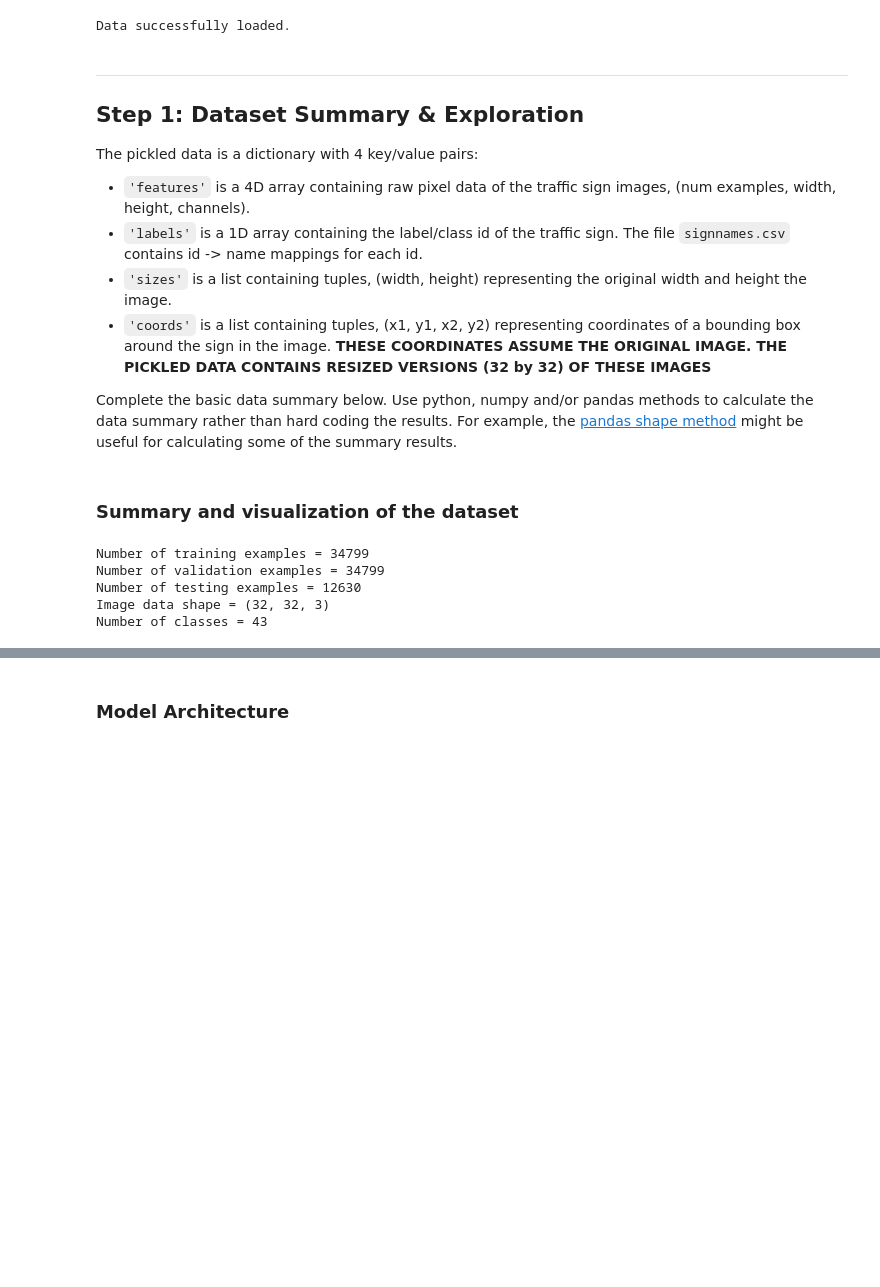
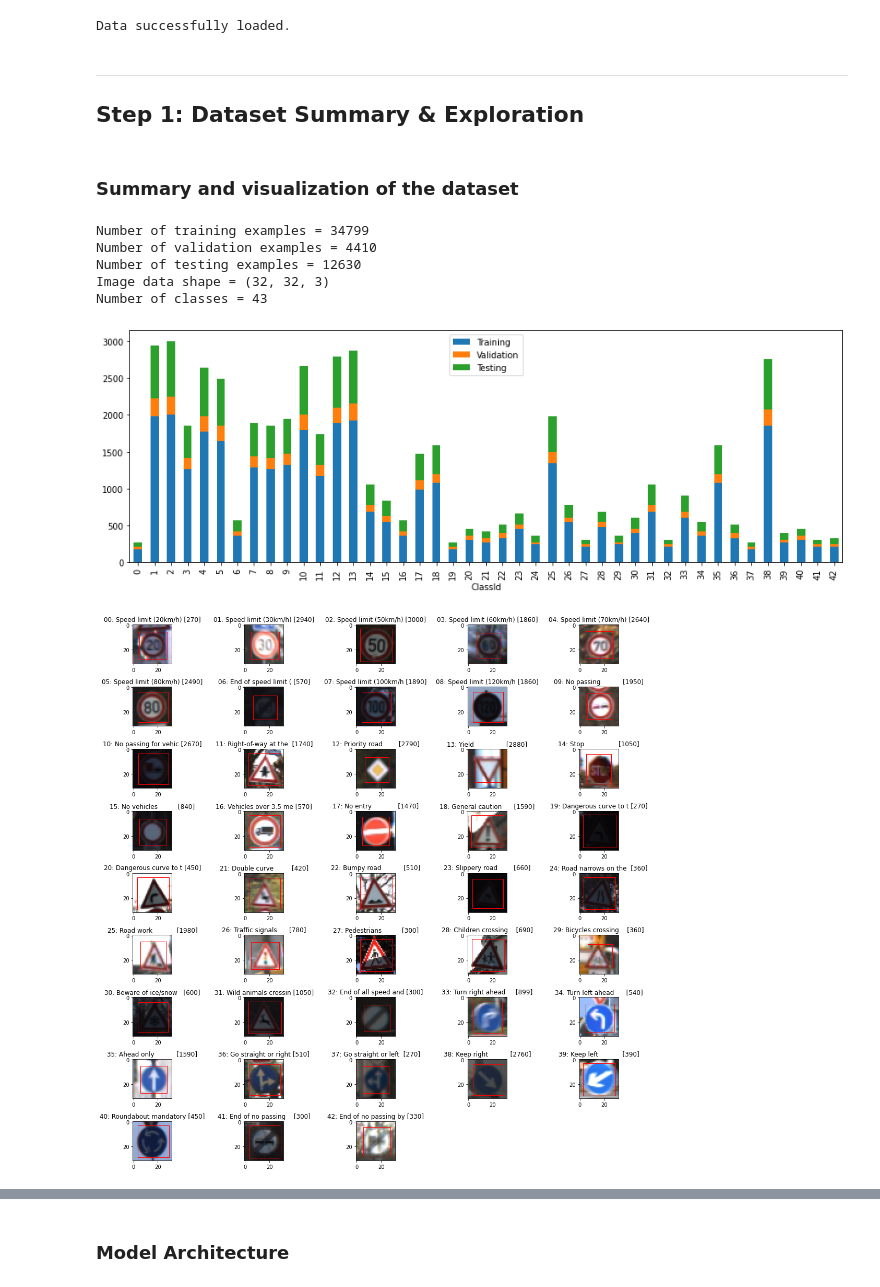
Before and after one commit to mkleesiek/CarND-P03-Traffic-Sign-Classifier, a Jupyter notebook: Traffic_Sign_Classifier.ipynb, the cells around one changed output, grey strips where cells are left out. Cells and saved outputs as stored; diff of their text form; code cells hidden in the pictures; blank space fills up the shorter version.

Commit message:
Notebook now function complete. Adding web images for testing.

```diff
--- a/Traffic_Sign_Classifier.ipynb
+++ b/Traffic_Sign_Classifier.ipynb
@@ -50,5 +52,8 @@ import sklearn.utils
 # %%
 def region_of_interest(img, original_size, original_roi):
+    """
+    Given the original image size and region of interest (ROI), calculate the ROI according to the current shape.
+    """
     return [
         original_roi[0] / original_size[0] * img.shape[0],
         original_roi[1] / original_size[1] * img.shape[1],
@@ -56,13 +61,13 @@ def region_of_interest(img, original_size, original_roi):
         original_roi[3] / original_size[1] * img.shape[1],
     ]
 
-def pad(img, shape):
-    shape = np.max([np.shape(img), shape], axis=0)
-    out = np.full(shape, np.nanmean(img))
-    out[tuple(slice(0, d) for d in np.shape(img))] = img
-    return out
 
 def load_from_pickle(file):
+    """
+    Load the pickled traffic sign image dataset from Udacity
+    :param file: File handler to the pickle file.
+    :return: A tuple of features, labels and rescaled ROIs.
+    """
     data = pickle.load(file)
     X, y = data['features'], data['labels']
 
@@ -105,23 +112,18 @@ with open(testing_file, mode='rb') as f:
 print("Data successfully loaded.")
 # %% [output]
 Data successfully loaded.
-# %% [markdown]
----
-
-## Step 1: Dataset Summary & Exploration
-
-The pickled data is a dictionary with 4 key/value pairs:
-
-- `'features'` is a 4D array containing raw pixel data of the traffic sign images, (num examples, width, height, channels).
-- `'labels'` is a 1D array containing the label/class id of the traffic sign. The file `signnames.csv` contains id -> name mappings for each id.
-- `'sizes'` is a list containing tuples, (width, height) representing the original width and height the image.
-- `'coords'` is a list containing tuples, (x1, y1, x2, y2) representing coordinates of a bounding box around the sign in the image. **THESE COORDINATES ASSUME THE ORIGINAL IMAGE. THE PICKLED DATA CONTAINS RESIZED VERSIONS (32 by 32) OF THESE IMAGES**
-
-Complete the basic data summary below. Use python, numpy and/or pandas methods to calculate the data summary rather than hard coding the results. For example, the [pandas shape method](http://pandas.pydata.org/pandas-docs/stable/generated/pandas.DataFrame.shape.html) might be useful for calculating some of the summary results.
+# %% [markdown]
+---
+## Step 1: Dataset Summary & Exploration
 # %% [markdown]
 ### Summary and visualization of the dataset
 # %%
 def summarize_dataset(train=([],[],[]), valid=([],[],[]), test=([],[],[])):
+    """
+    Given the loaded features, lables and ROIs for training, validation and testing data,
+    print some basic metrics and visualize the dataset.
+    :return: A list of class indices
+    """
     (X_train, y_train, roi_train) = train
     (X_valid, y_valid, roi_valid) = valid
     (X_test, y_test, roi_test) = test
@@ -136,13 +138,13 @@ def summarize_dataset(train=([],[],[]), valid=([],[],[]), test=([],[],[])):
     # Number of testing examples.
     n_test = len(y_test)
     # What's the shape of an traffic sign image?
-    image_shape = X_test.shape[1:]
+    image_shape = X_test[0].shape
     # How many unique classes/labels there are in the dataset.
     n_classes = len(classes)
 
     # Print basic summary
     print("Number of training examples =", n_train)
-    print("Number of validation examples =", n_train)
+    print("Number of validation examples =", n_validation)
     print("Number of testing examples =", n_test)
     print("Image data shape =", image_shape)
     print("Number of classes =", n_classes)
@@ -154,54 +156,57 @@ def summarize_dataset(train=([],[],[]), valid=([],[],[]), test=([],[],[])):
     classes_df['Validation'] = pd.Series(y_valid).value_counts().sort_index()
     classes_df['Testing']  = pd.Series(y_test) .value_counts().sort_index()
     classes_df.plot(kind='bar', stacked=True, figsize=(15,5))
+    # print(classes_df)
 
-
-    # create figure (fig), and array of axes (ax)
+    # prepare a grid of subplots
     ncols = 5
     nrows = (n_classes + ncols - 1) // ncols
     fig, ax = plt.subplots(nrows=nrows, ncols=ncols, figsize=(15,15), squeeze=True)
 
-    # plot simple raster image on each sub-plot
+    # iterate over all subplot axes and image classes
     for i, axi in enumerate(ax.flat):
         # i runs from 0 to (nrows*ncols-1)
         if i >= n_classes:
             fig.delaxes(axi)
             continue
 
-        cls_id = classes_df.index[i]
-        cls_title = classes_df.iloc[:,0][i]
-        cls_count = classes_df.iloc[:,3][i]
+        cls_id = classes[i]
+        cls_title = classes_df.iloc[:,0][cls_id]
+        cls_count = np.nansum([classes_df.iloc[:,k][cls_id] for k in (1,2,3)], dtype=np.uint32)
 
+        # select an image for plotting
         indices = np.where(y_test==cls_id)[0]
         sel_index = np.random.choice(indices)
         img = X_test[sel_index]
+
+        # plot the image along with the class index, title and number of samples per class
         axi.imshow(img)
         axi.set_title("{:02d}: {:20.20s} [{}]".format(cls_id, cls_title, cls_count))
 
+        # draw the rectangular region of interest onto the image
         if len(roi_test) > 0:
             roi = roi_test[sel_index]
             axi.add_patch(Rectangle((roi[0],roi[1]),roi[2]-roi[0],roi[3]-roi[1],linewidth=1,edgecolor='r',facecolor='none'))
-
-    # # one can access the axes by ax[row_id][col_id]
-    # # do additional plotting on ax[row_id][col_id] of your choice
-    # ax[0][2].plot(xs, 3*ys, color='red', linewidth=3)
-    # ax[4][3].plot(ys**2, xs, color='green', linewidth=3)
 
     plt.tight_layout(pad=1.08)
     plt.show()
 
     return classes
 
-
+# print summary and plots
 classes = summarize_dataset(
     (X_train, y_train, roi_train),
     (X_valid, y_valid, roi_valid),
     (X_test, y_test, roi_test)
 )
+
+# number of available classes of traffic signs
 n_classes = len(classes)
 # %% [output]
 Number of training examples = 34799
-Number of validation examples = 34799
+Number of validation examples = 4410
 Number of testing examples = 12630
 Image data shape = (32, 32, 3)
 Number of classes = 43
+[figure, added]
+[figure, added]
```
Also changed, not shown: parts of 39 cells of this notebook, 8 other files.
